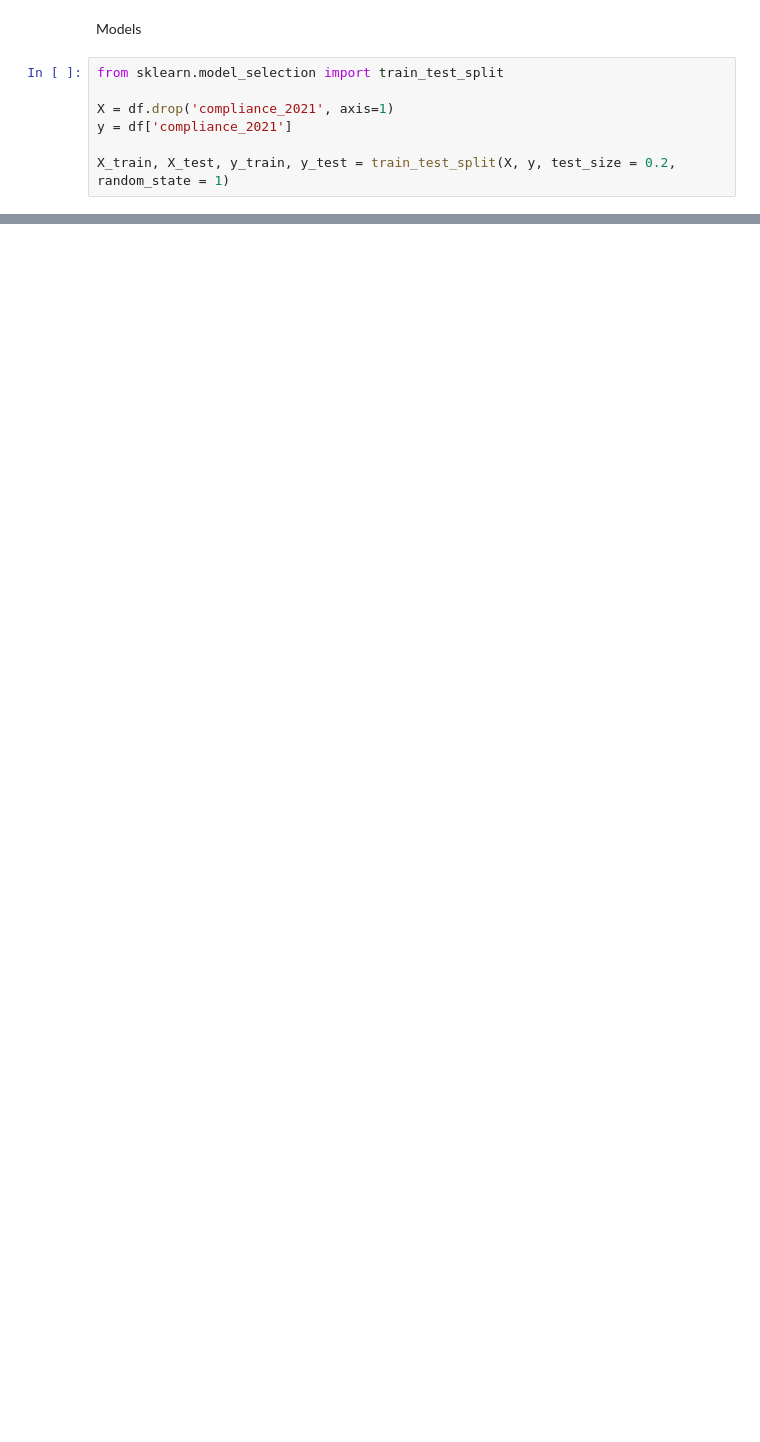
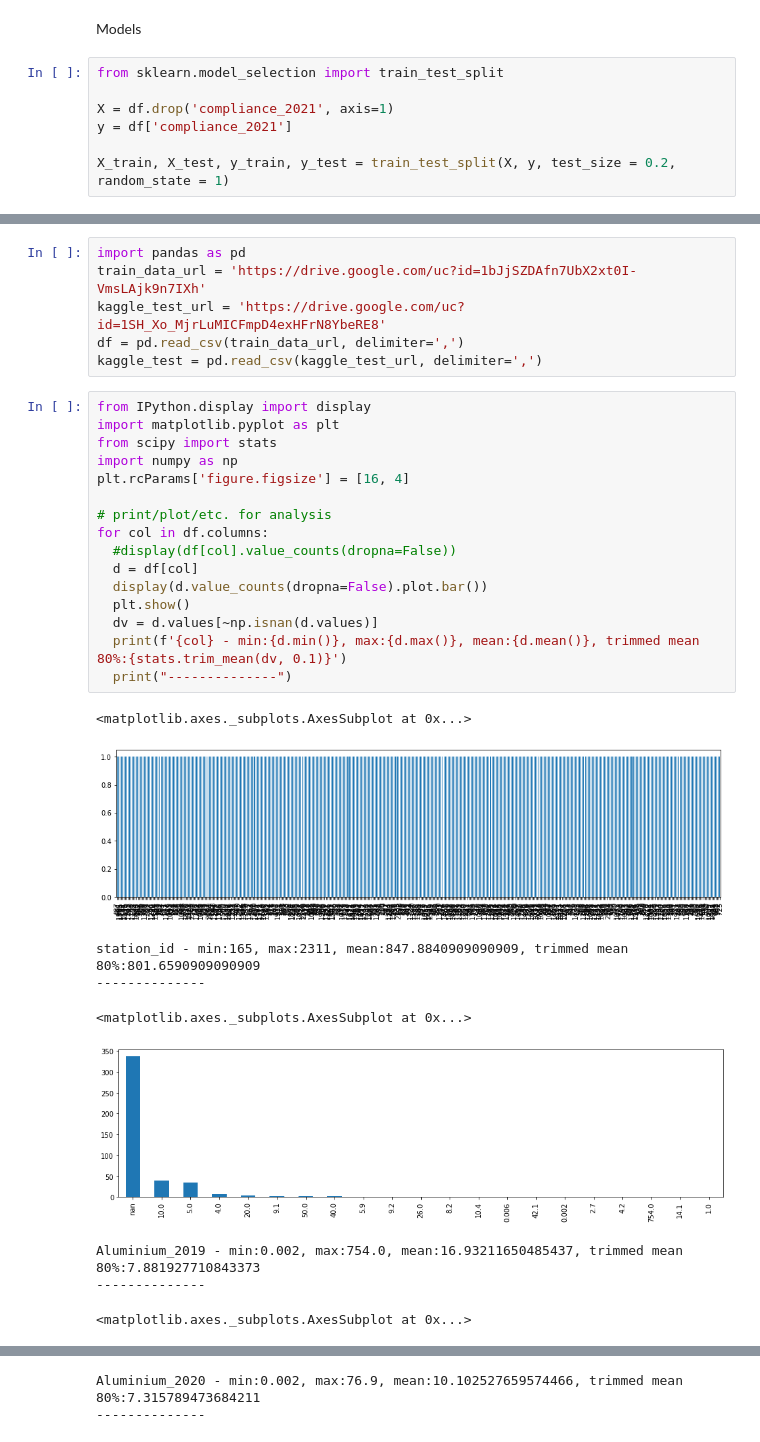
Before and after one commit to panihans/water-quality-prediction, a Jupyter notebook: IDS2022_project.ipynb, the cells around one changed output, grey strips where cells are left out. Drawn from its saved outputs; the diff is of its cells as text; blank space fills up the shorter version.

```diff
--- a/IDS2022_project.ipynb
+++ b/IDS2022_project.ipynb
@@ -56,0 +157,32 @@ X_train, X_test, y_train, y_test = train_test_split(X, y, test_size = 0.2, rando
+# %%
+import pandas as pd
+train_data_url = 'https://drive.google.com/uc?id=1bJjSZDAfn7UbX2xt0I-VmsLAjk9n7IXh'
+kaggle_test_url = 'https://drive.google.com/uc?id=1SH_Xo_MjrLuMICFmpD4exHFrN8YbeRE8'
+df = pd.read_csv(train_data_url, delimiter=',')
+kaggle_test = pd.read_csv(kaggle_test_url, delimiter=',')
+# %%
+from IPython.display import display
+import matplotlib.pyplot as plt
+from scipy import stats
+import numpy as np
+plt.rcParams['figure.figsize'] = [16, 4]
+
+# print/plot/etc. for analysis
+for col in df.columns:
+  #display(df[col].value_counts(dropna=False))
+  d = df[col]
+  display(d.value_counts(dropna=False).plot.bar())
+  plt.show()
+  dv = d.values[~np.isnan(d.values)]
+  print(f'{col} - min:{d.min()}, max:{d.max()}, mean:{d.mean()}, trimmed mean 80%:{stats.trim_mean(dv, 0.1)}')
+  print("--------------")
+# %% [output]
+<matplotlib.axes._subplots.AxesSubplot at 0x...>
+[figure, added]
+station_id - min:165, max:2311, mean:847.8840909090909, trimmed mean 80%:801.6590909090909
+--------------
+<matplotlib.axes._subplots.AxesSubplot at 0x...>
+[figure, added]
+Aluminium_2019 - min:0.002, max:754.0, mean:16.93211650485437, trimmed mean 80%:7.881927710843373
+--------------
+<matplotlib.axes._subplots.AxesSubplot at 0x...>
@@ -56,0 +190,2 @@ X_train, X_test, y_train, y_test = train_test_split(X, y, test_size = 0.2, rando
+Aluminium_2020 - min:0.002, max:76.9, mean:10.102527659574466, trimmed mean 80%:7.315789473684211
+--------------
```
Also changed, not shown: parts of 29 cells of this notebook.
